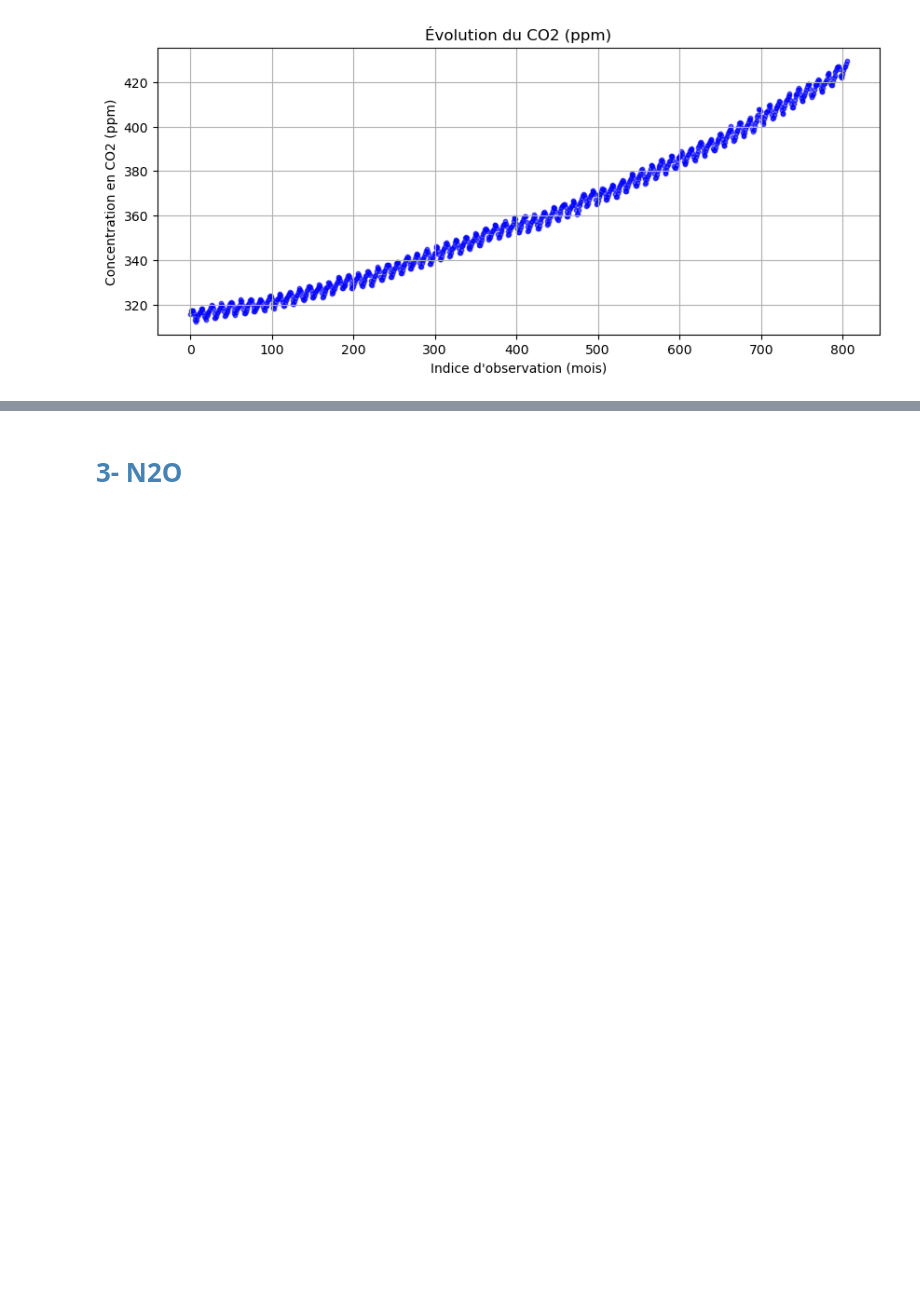
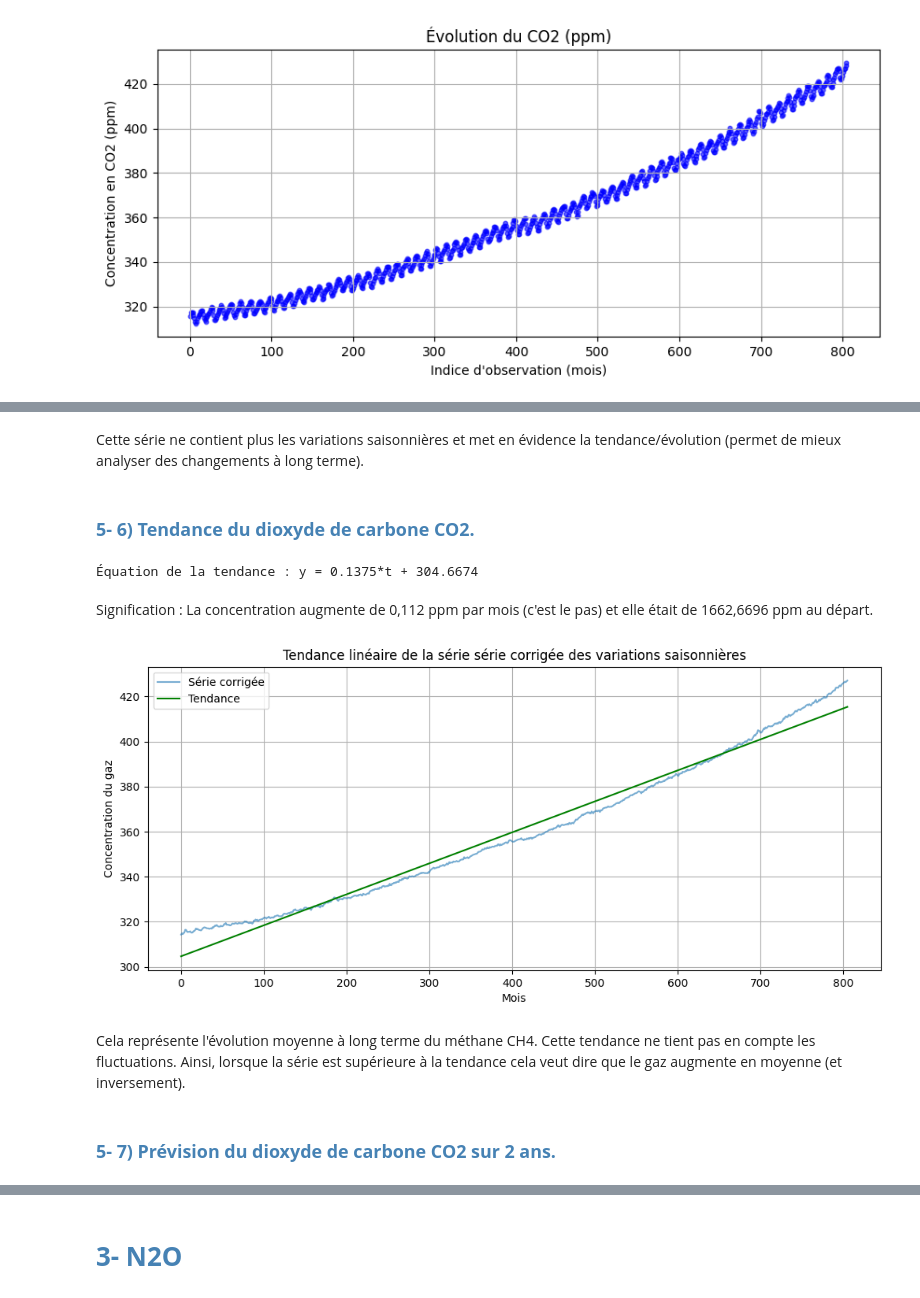
Before and after one commit to Panatik/ProjetStat, a Jupyter notebook: Untitled.ipynb, the cells around one changed output, grey strips where cells are left out. Saved outputs shown, nothing was run; the diff lists cells and outputs as text; code cells hidden in the pictures; blank space fills up the shorter version.

```diff
--- a/Untitled.ipynb
+++ b/Untitled.ipynb
@@ -535,0 +654,46 @@ plt.show()
+# %% [markdown]
+Cette série ne contient plus les variations saisonnières et met en évidence la tendance/évolution (permet de mieux analyser des changements à long terme).
+# %% [markdown]
+<h3 style = "color : #4682B4; font-weight:bold;">5- 6) Tendance du dioxyde de carbone CO2. </h3>
+# %%
+# Création de l'indice temporel t (mois)
+co2 = co2.dropna(subset=['season_corr'])  # on ne garde que les lignes valides
+co2['t'] = np.arange(len(co2))  # indice 0, 1, ..., n-1
+
+# Données pour la régression
+X = co2[['t']]  # variable explicative
+y = co2['season_corr']  # variable dépendante (série corrigée)
+
+# Ajustement du modèle de régression linéaire
+lr = LinearRegression()
+lr.fit(X, y)
+
+# Coefficients de la droite
+a = lr.coef_[0]   # pente
+b = lr.intercept_  # ordonnée à l'origine
+
+# Valeurs prédites (tendance)
+co2['trend'] = lr.predict(X)
+
+# Affichage de l'équation
+print(f"Équation de la tendance : y = {a:.4f}*t + {b:.4f}")
+# %% [output]
+Équation de la tendance : y = 0.1375*t + 304.6674
+# %% [markdown]
+Signification : La concentration augmente de 0,112 ppm par mois (c'est le pas) et elle était de 1662,6696 ppm au départ.
+# %%
+plt.figure(figsize=(12, 5))
+plt.plot(co2['season_corr'], label='Série corrigée', alpha=0.6)
+plt.plot(co2['trend'], label='Tendance', color='green')
+plt.title("Tendance linéaire de la série série corrigée des variations saisonnières")
+plt.xlabel("Mois")
+plt.ylabel("Concentration du gaz")
+plt.legend()
+plt.grid(True)
+plt.show()
+# %% [output]
+[figure, added]
+# %% [markdown]
+Cela représente l'évolution moyenne à long terme du méthane CH4. Cette tendance ne tient pas en compte les fluctuations. Ainsi, lorsque la série est supérieure à la tendance cela veut dire que le gaz augmente en moyenne (et inversement).
+# %% [markdown]
+<h3 style = "color : #4682B4; font-weight:bold;">5- 7) Prévision du dioxyde de carbone CO2 sur 2 ans. </h3>
```
Also changed, not shown: parts of 19 cells of this notebook.
